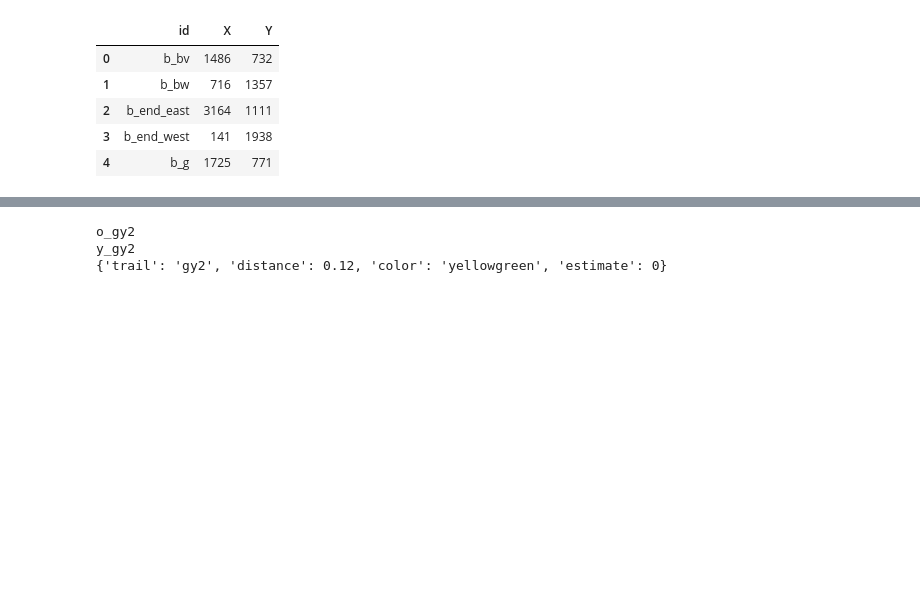
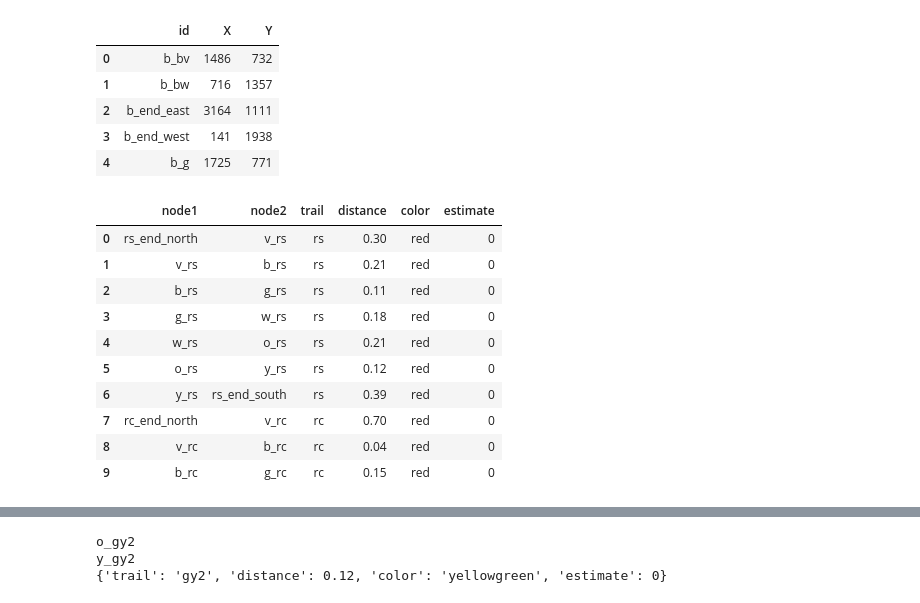
Before and after one commit to Davidelvis/david, a Jupyter notebook: NetworkX_demo.ipynb, the cells around one changed output, grey strips where cells are left out. Cells and saved outputs as stored; diff of their text form; code cells hidden in the pictures; blank space fills up the shorter version.

```diff
--- a/NetworkX_demo.ipynb
+++ b/NetworkX_demo.ipynb
@@ -42,3 +42,18 @@ nodelist.head(5)
 | 2 | b_end_east | 3164 | 1111 |
 | 3 | b_end_west | 141 | 1938 |
 | 4 | b_g | 1725 | 771 |
+# %%
+# Preview edgelist
+edgelist.head(10)
+# %% [output]
+|  | node1 | node2 | trail | distance | color | estimate |
+| 0 | rs_end_north | v_rs | rs | 0.30 | red | 0 |
+| 1 | v_rs | b_rs | rs | 0.21 | red | 0 |
+| 2 | b_rs | g_rs | rs | 0.11 | red | 0 |
+| 3 | g_rs | w_rs | rs | 0.18 | red | 0 |
+| 4 | w_rs | o_rs | rs | 0.21 | red | 0 |
+| 5 | o_rs | y_rs | rs | 0.12 | red | 0 |
+| 6 | y_rs | rs_end_south | rs | 0.39 | red | 0 |
+| 7 | rc_end_north | v_rc | rc | 0.70 | red | 0 |
+| 8 | v_rc | b_rc | rc | 0.04 | red | 0 |
+| 9 | b_rc | g_rc | rc | 0.15 | red | 0 |
```
Also changed, not shown: parts of 2 cells of this notebook, 1 other file.
